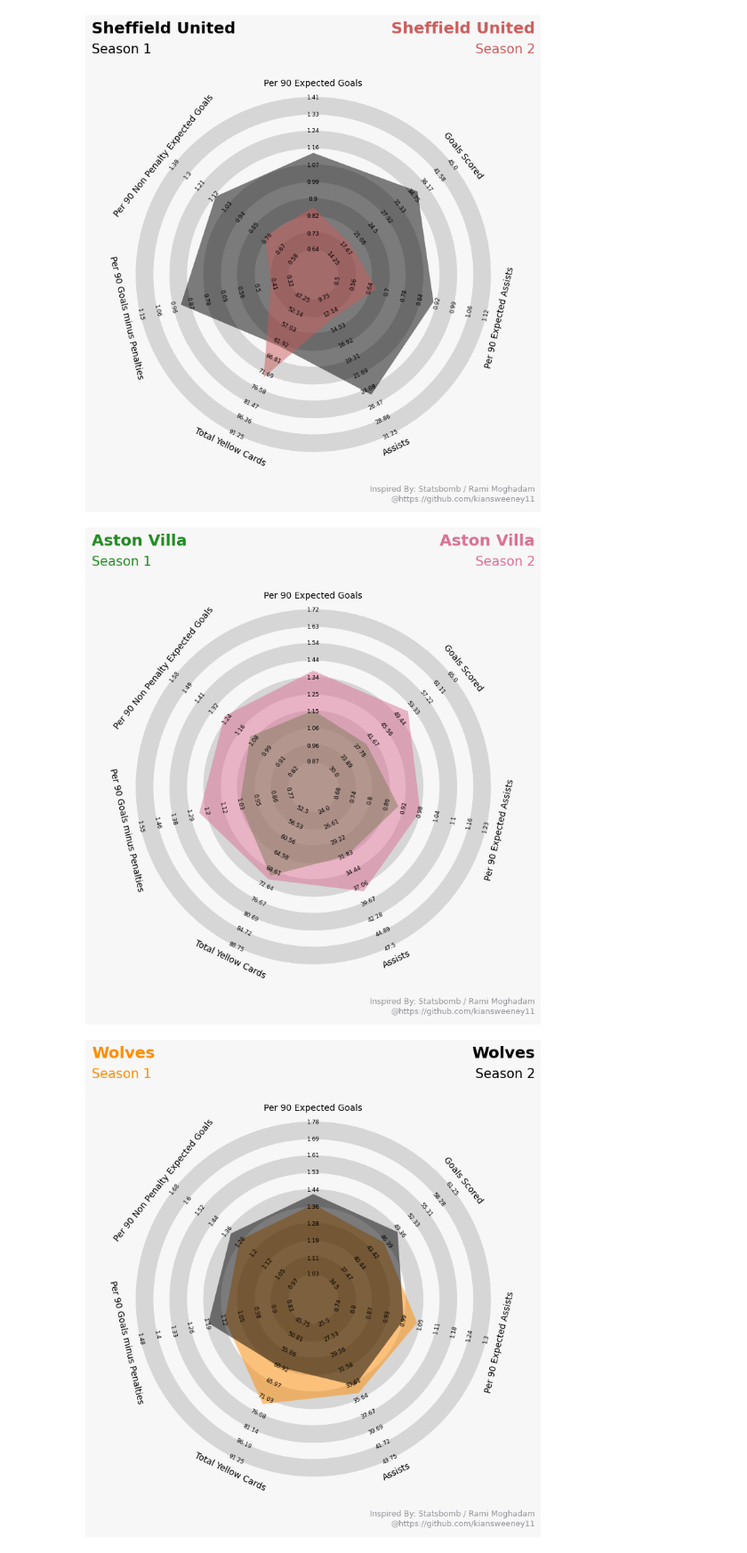
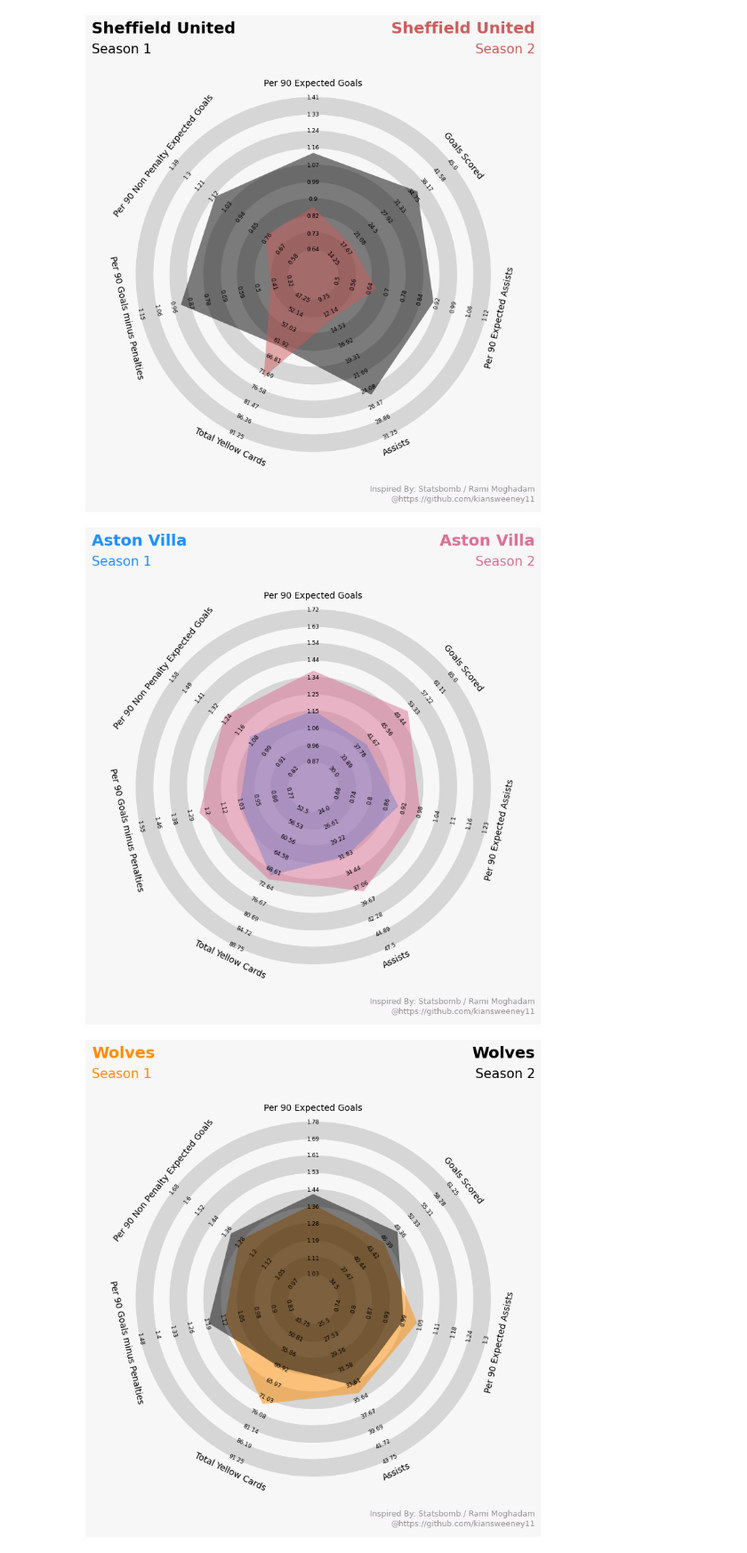
Before and after one commit to kiansweeney11/xg-data-analysis, a Jupyter notebook: season-comparisons.ipynb, the cells around one changed output. Shown at 89% size. Cells and saved outputs as stored; diff of their text form; code cells hidden in the pictures.

```diff
--- a/season-comparisons.ipynb
+++ b/season-comparisons.ipynb
@@ -255,9 +255,9 @@ create_2p_radar(sheff_s1, sheff_s2, 'Season 1', 'black', 'Sheffield United', 'Se
 # %% [output]
 [figure]
 # %%
-create_2p_radar(villa_s1, villa_s2, 'Season 1', 'forestgreen', 'Aston Villa', 'Season 2', 'palevioletred')
+create_2p_radar(villa_s1, villa_s2, 'Season 1', 'dodgerblue', 'Aston Villa', 'Season 2', 'palevioletred')
 # %% [output]
-[figure, old version]
+[figure, new version]
 # %%
 create_2p_radar(wolves_s1, wolves_s2, 'Season 1', 'darkorange', 'Wolves', 'Season 2', 'black')
 # %% [output]
```
Also changed, not shown: parts of 1 cell of this notebook, 32 other files.
